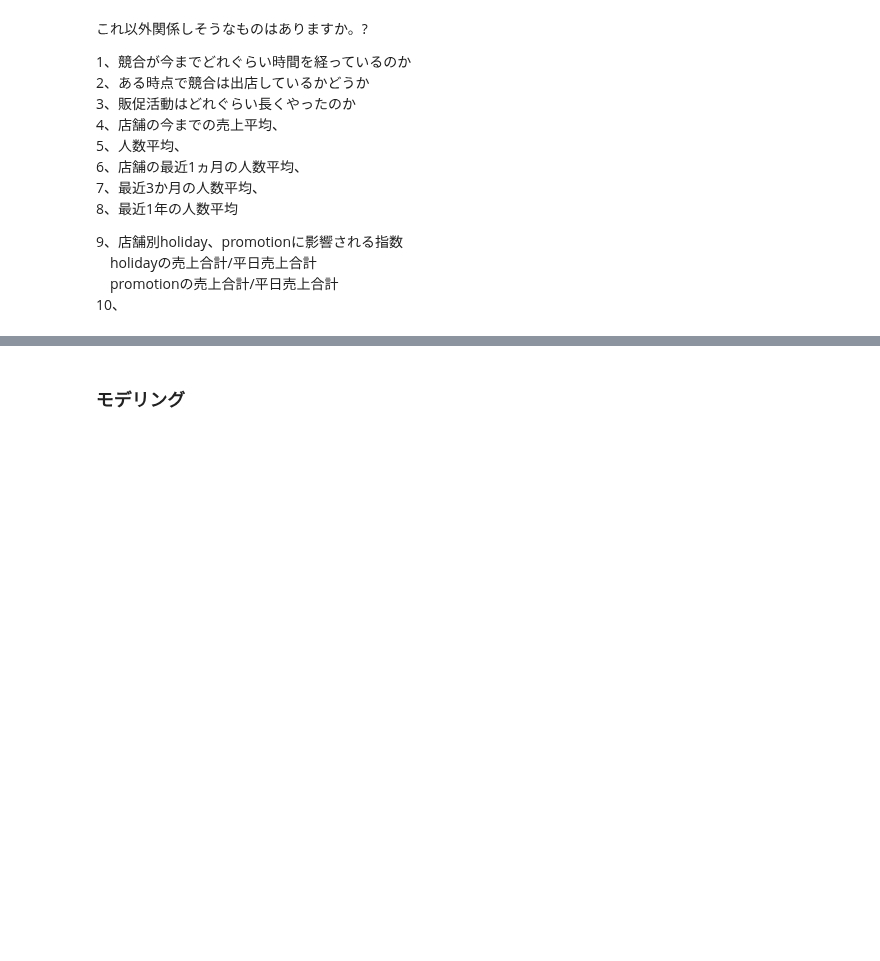
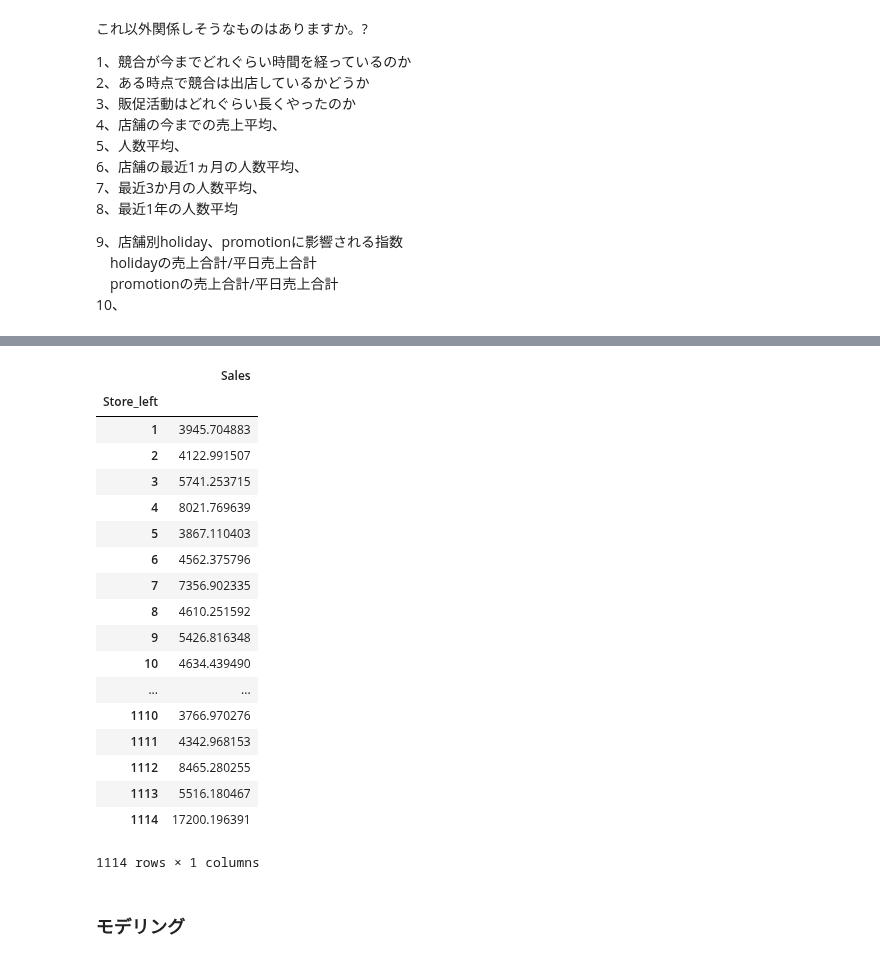
Before and after one commit to kou-kaku-albert/self_learning, a Jupyter notebook: kaggle/rossmann_store_sales.ipynb, the cells around one changed output, grey strips where cells are left out. Drawn from its saved outputs; the diff is of its cells as text; code cells hidden in the pictures; blank space fills up the shorter version.

```diff
--- a/kaggle/rossmann_store_sales.ipynb
+++ b/kaggle/rossmann_store_sales.ipynb
@@ -608,3 +589,31 @@ store_mean.head()
+# %%
+#店舗の最近1ヵ月の人数平均
+max_date = df['Date'].max()
+df.loc[df['Date']>=df['Date'],['Store_left','Sales']].groupby('Store_left').mean()
+# 人数平均、
+# 店舗の最近1ヵ月の人数平均、
+# 最近3か月の人数平均、
+# 最近1年の人数平均
+# %% [output]
+|  | Sales |
+| Store_left |  |
+| 1 | 3945.704883 |
+| 2 | 4122.991507 |
+| 3 | 5741.253715 |
+| 4 | 8021.769639 |
+| 5 | 3867.110403 |
+| 6 | 4562.375796 |
+| 7 | 7356.902335 |
+| 8 | 4610.251592 |
+| 9 | 5426.816348 |
+| 10 | 4634.439490 |
+| ... | ... |
+| 1110 | 3766.970276 |
+| 1111 | 4342.968153 |
+| 1112 | 8465.280255 |
+| 1113 | 5516.180467 |
+| 1114 | 17200.196391 |
+1114 rows × 1 columns
 # %% [markdown]
 ### モデリング
 # %%
```
Also changed, not shown: parts of 7 cells of this notebook.
